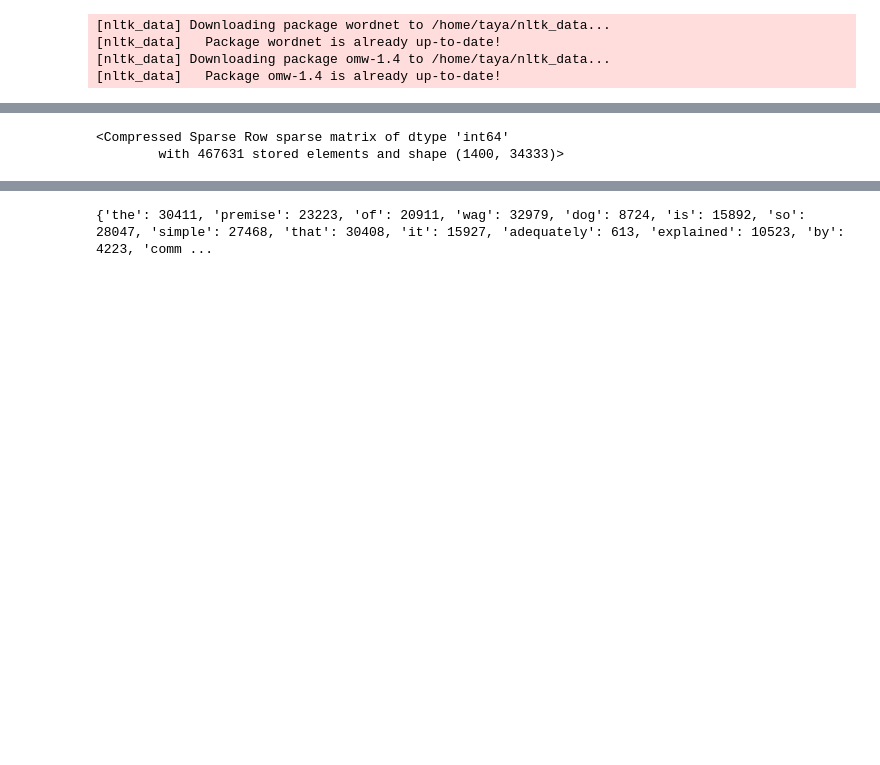
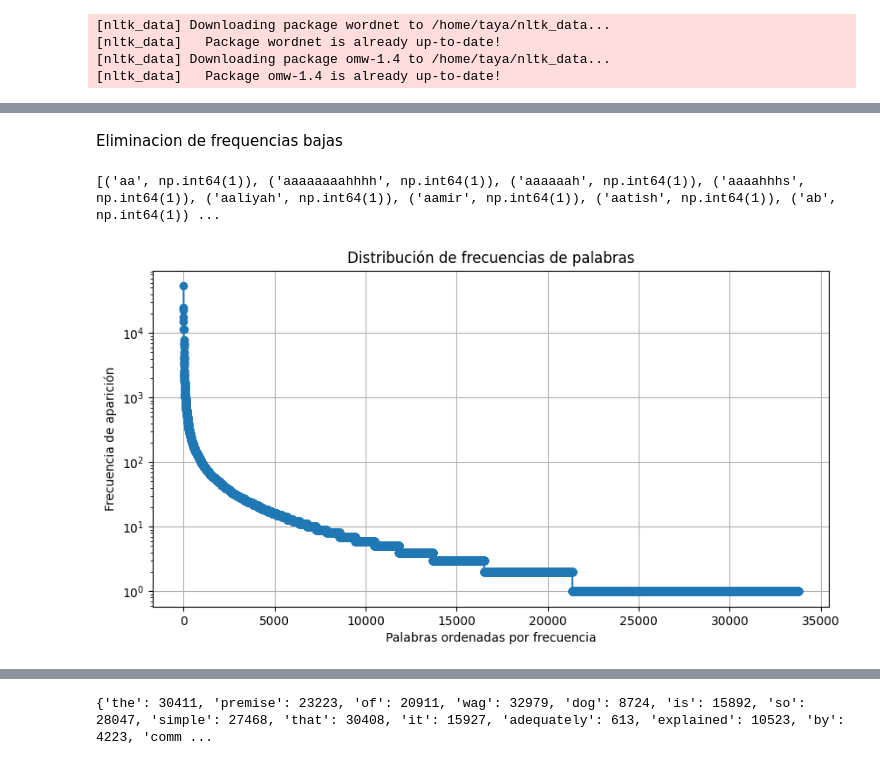
Before and after one commit to TaliaPr/Natural-Language-Processing, a Jupyter notebook: Practica_2/codigo.ipynb, the cells around one changed output, grey strips where cells are left out. Drawn from its saved outputs; the diff is of its cells as text; code cells hidden in the pictures; blank space fills up the shorter version.

```diff
--- a/Practica_2/codigo.ipynb
+++ b/Practica_2/codigo.ipynb
@@ -251,5 +238,34 @@ X_train.shape
-# %%
-X_train
-# %% [output]
-<Compressed Sparse Row sparse matrix of dtype 'int64'
-        with 467631 stored elements and shape (1400, 34333)>
+# %% [markdown]
+Eliminacion de frequencias bajas
+# %%
+# Sumamos las frecuencias de cada palabra en todos los documentos
+word_frequencies = X_train.sum(axis=0).A1
+# Obtenemos el vocabulario mapeado a índices
+words = vectorizer.get_feature_names_out()
+# Convertimos en un diccionario {palabra: frecuencia}
+freq_dict = dict(zip(words, word_frequencies))
+# Ordenamos por frecuencia ascendente
+sorted_freq = sorted(freq_dict.items(), key=lambda x: x[1])
+# Mostramos las palabras menos frecuentes
+print(sorted_freq[:10])  # Muestra las 10 palabras menos frecuentes
+# %% [output]
+[('aa', np.int64(1)), ('aaaaaaaahhhh', np.int64(1)), ('aaaaaah', np.int64(1)), ('aaaahhhs', np.int64(1)), ('aaliyah', np.int64(1)), ('aamir', np.int64(1)), ('aatish', np.int64(1)), ('ab', np.int64(1)) ...
+# %%
+import matplotlib.pyplot as plt
+import numpy as np
+
+# Ordenamos las frecuencias en orden descendente
+sorted_freq_values = np.array(sorted(word_frequencies, reverse=True))
+
+# Creamos la gráfica
+plt.figure(figsize=(10,5))
+plt.plot(sorted_freq_values, marker="o", linestyle="-")
+
+# Agregamos etiquetas
+plt.xlabel("Palabras ordenadas por frecuencia")
+plt.ylabel("Frecuencia de aparición")
+plt.title("Distribución de frecuencias de palabras")
+plt.yscale("log")
+plt.grid()
+# %% [output]
+[figure, added]
```
Also changed, not shown: parts of 28 cells of this notebook.
